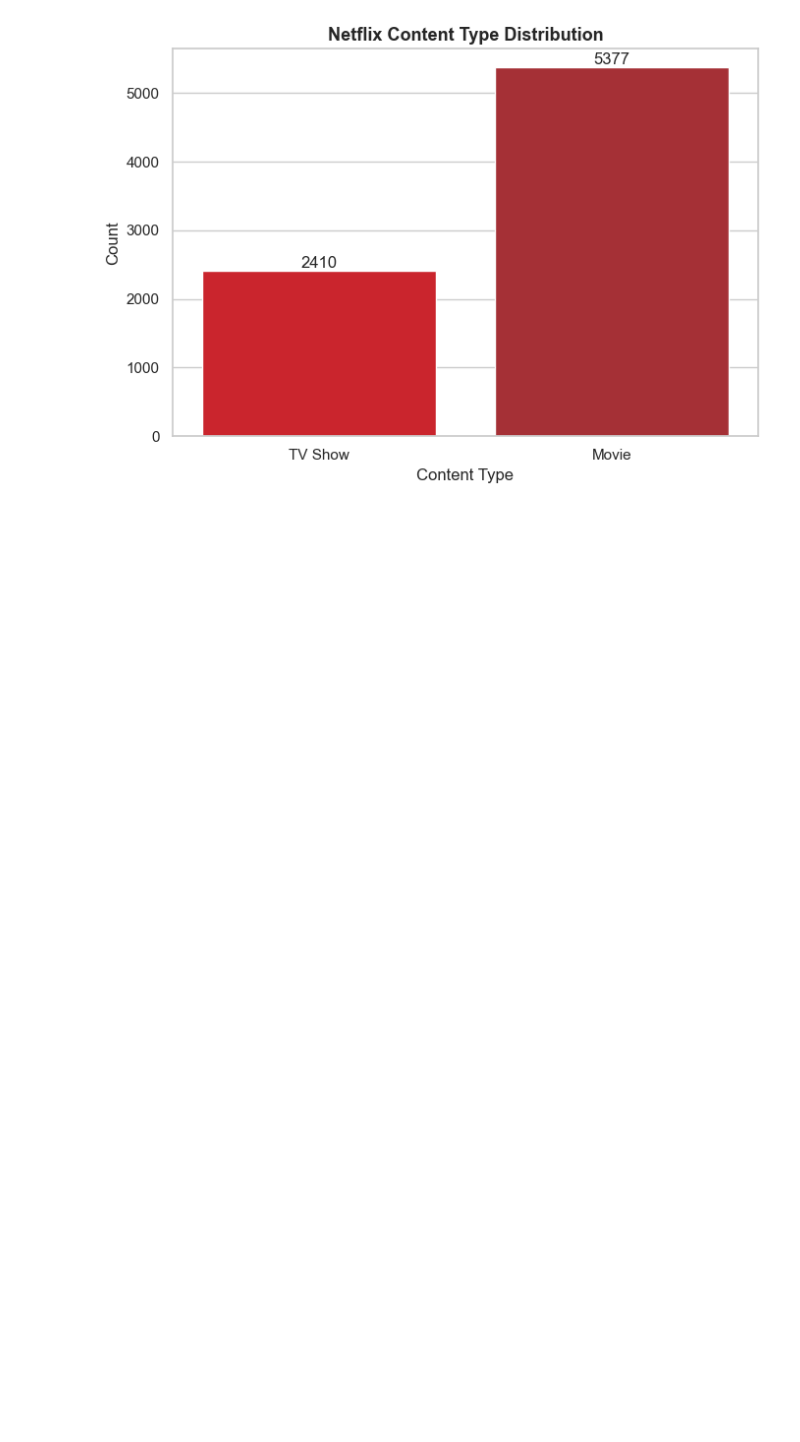
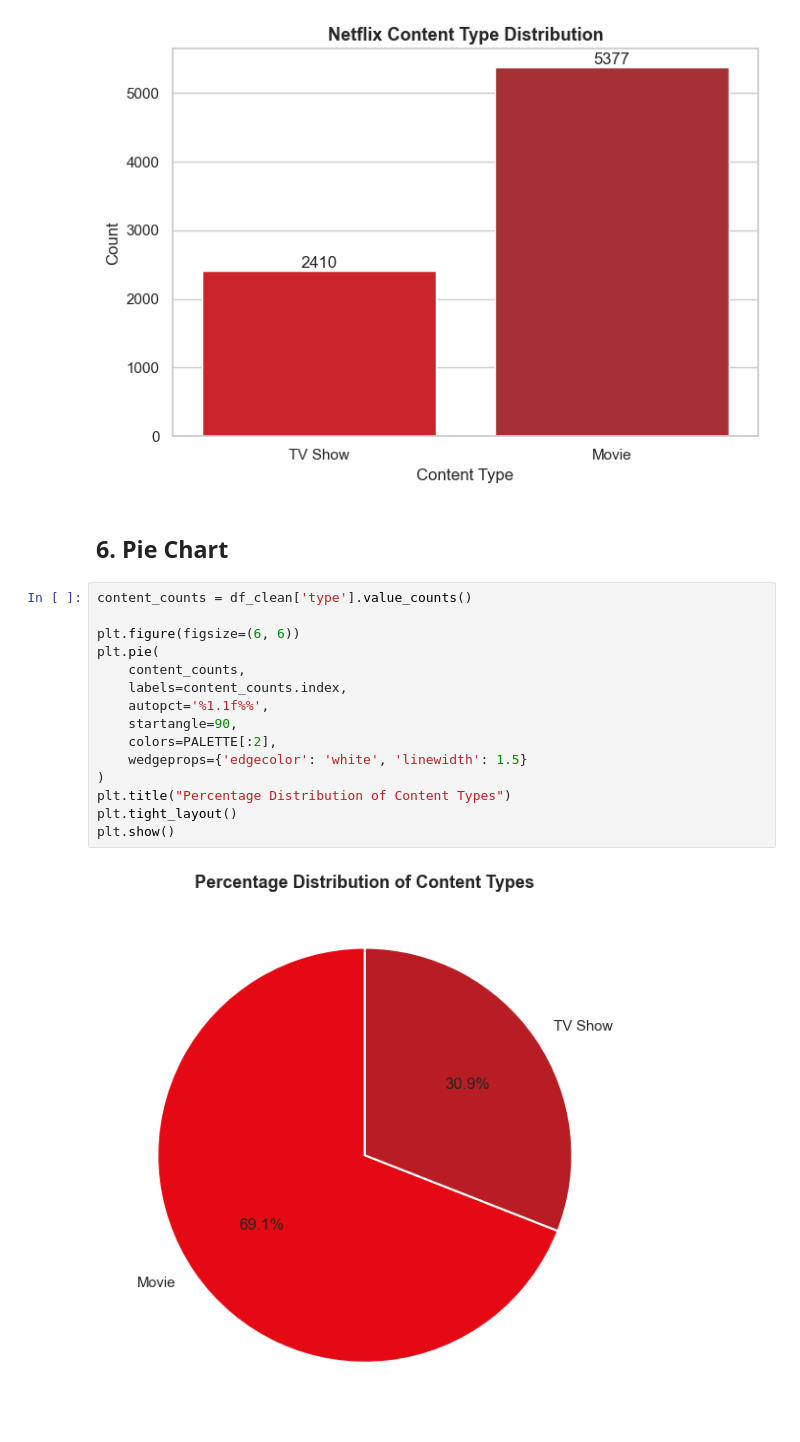
Before and after one commit to PragyaRana/DS_Training, a Jupyter notebook: Mini_Project_4.ipynb, the cells around one changed output. Cells and saved outputs as stored; diff of their text form; blank space fills up the shorter version.

```diff
--- a/Mini_Project_4.ipynb
+++ b/Mini_Project_4.ipynb
@@ -381,3 +381,22 @@ plt.tight_layout()
 plt.show()
 # %% [output]
 [figure]
+# %% [markdown]
+## 6. Pie Chart
+# %%
+content_counts = df_clean['type'].value_counts()
+
+plt.figure(figsize=(6, 6))
+plt.pie(
+    content_counts,
+    labels=content_counts.index,
+    autopct='%1.1f%%',
+    startangle=90,
+    colors=PALETTE[:2],
+    wedgeprops={'edgecolor': 'white', 'linewidth': 1.5}
+)
+plt.title("Percentage Distribution of Content Types")
+plt.tight_layout()
+plt.show()
+# %% [output]
+[figure, added]
```
Also changed, not shown: parts of 2 cells of this notebook.
